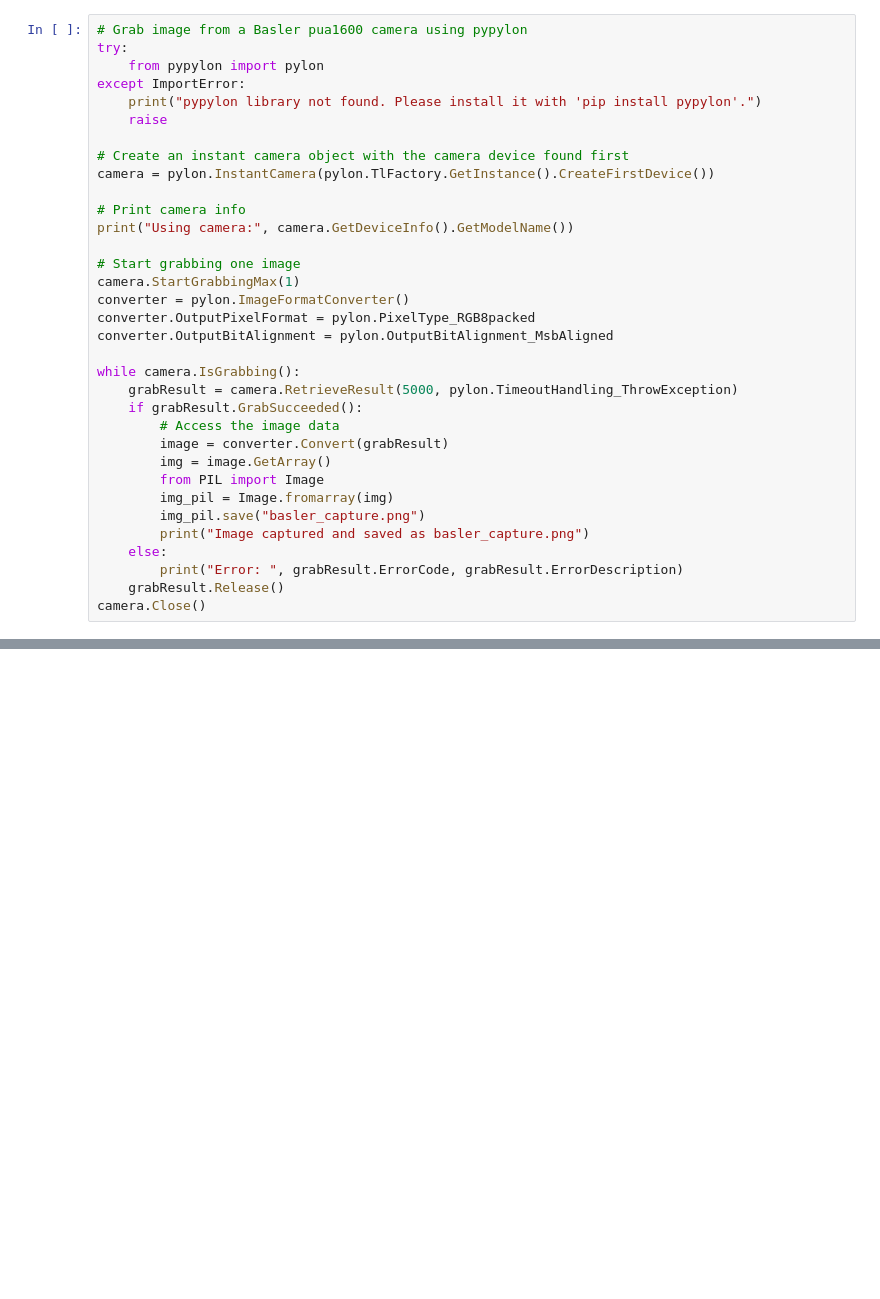
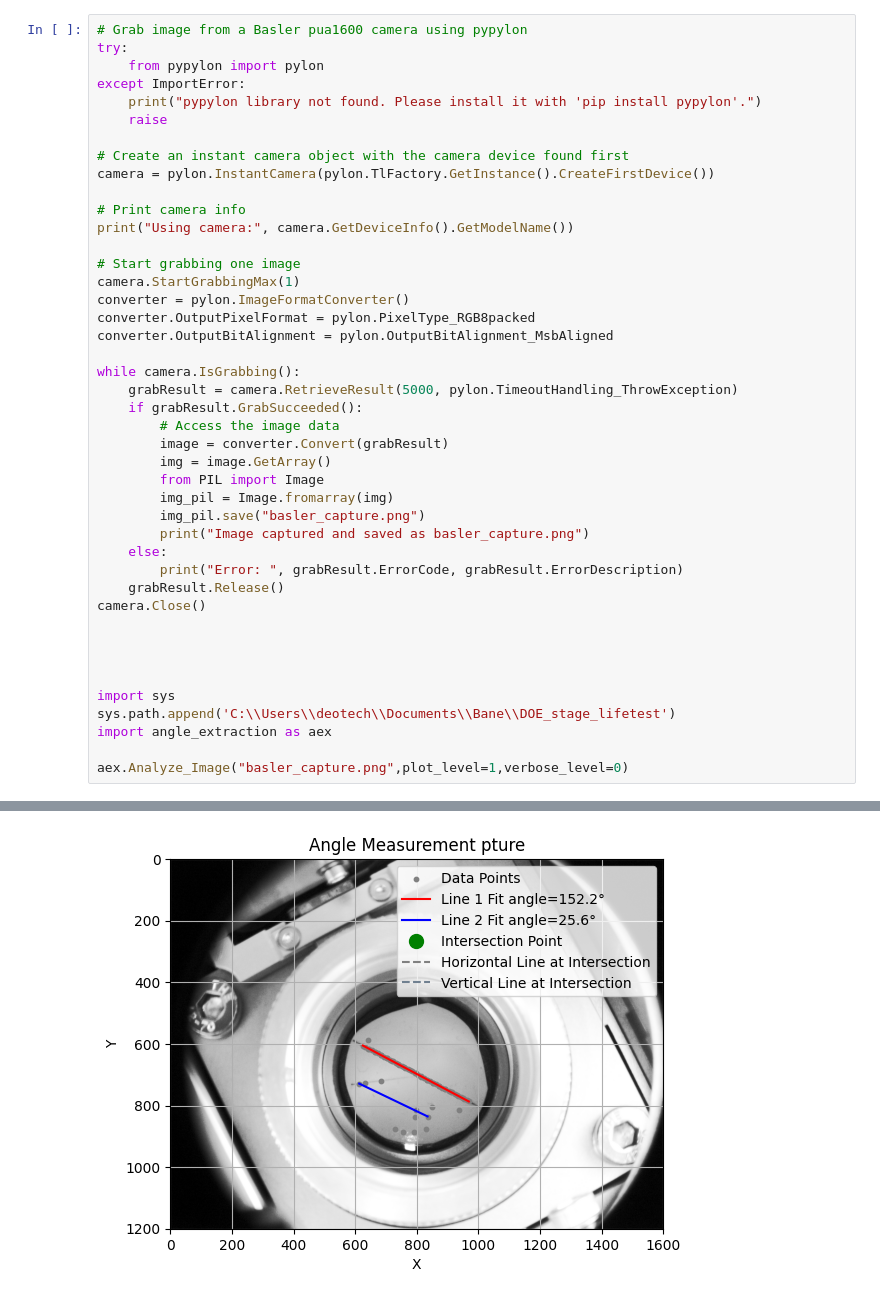
Before and after one commit to jbane11/DOE_stage_lifetest, a Jupyter notebook: code_trials/basler_image_capture.ipynb, the cells around one changed output, grey strips where cells are left out. Drawn from its saved outputs; the diff is of its cells as text; blank space fills up the shorter version.

```diff
--- a/code_trials/basler_image_capture.ipynb
+++ b/code_trials/basler_image_capture.ipynb
@@ -32,6 +32,15 @@ while camera.IsGrabbing():
         print("Error: ", grabResult.ErrorCode, grabResult.ErrorDescription)
     grabResult.Release()
 camera.Close()
+
+
+
+
+import sys
+sys.path.append('C:\\Users\\deotech\\Documents\\Bane\\DOE_stage_lifetest')
+import angle_extraction as aex
+
+aex.Analyze_Image("basler_capture.png",plot_level=1,verbose_level=0)
 # %% [output]
 Using camera: puA1600-60um
 Image captured and saved as basler_capture.png
@@ -38,0 +50 @@ Image captured and saved as basler_capture.png
+[figure, added]
```
Also changed, not shown: parts of 2 cells of this notebook, 1 other file.
